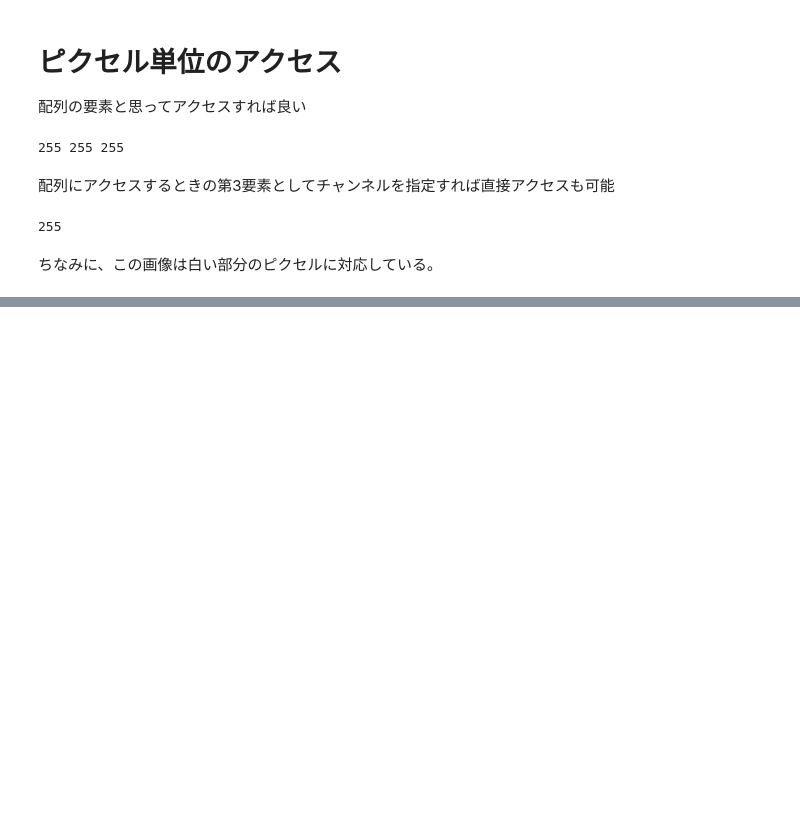
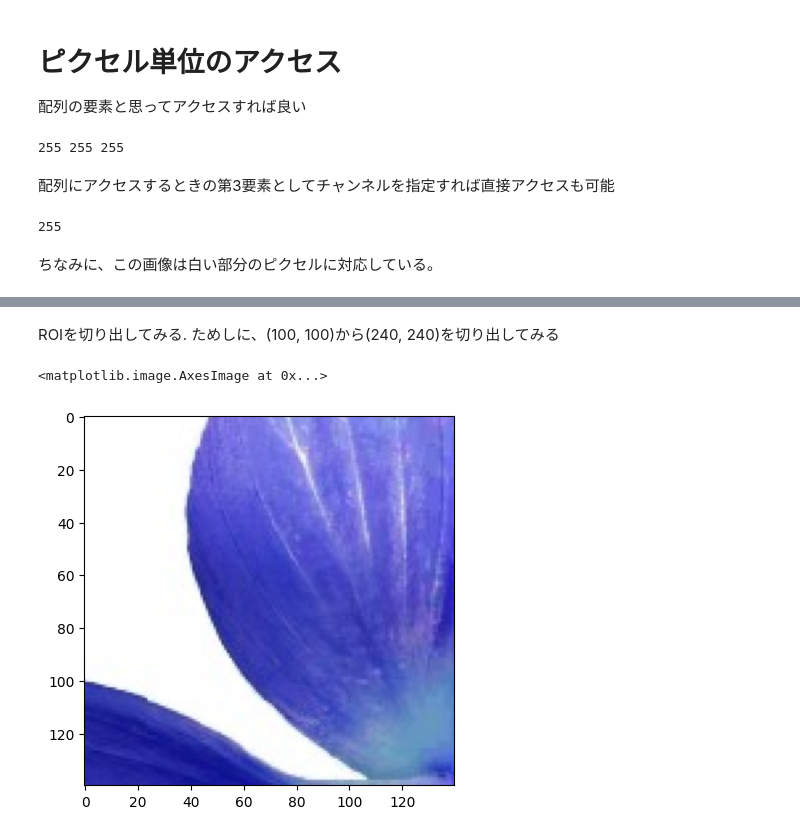
Before and after one commit to garaemon/jupyter-notes, a Jupyter notebook: opencv/01_basic.ipynb, the cells around one changed output, grey strips where cells are left out. Drawn from its saved outputs; the diff is of its cells as text; code cells hidden in the pictures; blank space fills up the shorter version.

```diff
--- a/opencv/01_basic.ipynb
+++ b/opencv/01_basic.ipynb
@@ -78,0 +97,9 @@ print(b)
+# %% [markdown]
+ROIを切り出してみる.
+ためしに、(100, 100)から(240, 240)を切り出してみる
+# %%
+small_image = image[100:240, 100:240]
+plt.imshow(small_image)
+# %% [output]
+<matplotlib.image.AxesImage at 0x...>
+[figure, added]
```
Also changed, not shown: parts of 4 cells of this notebook.
